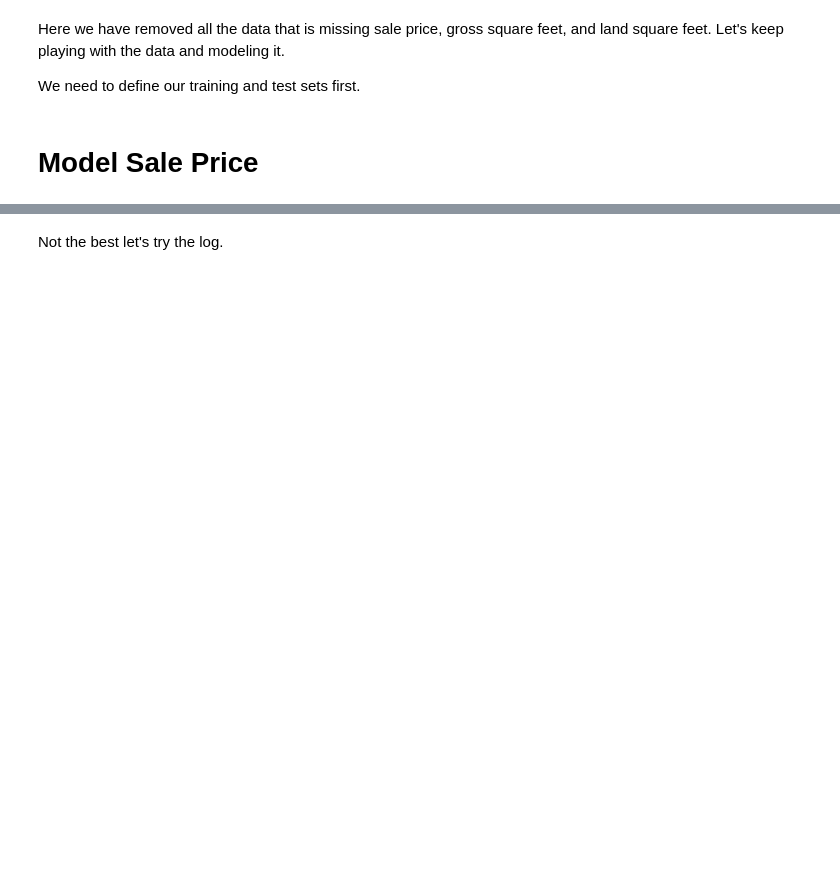
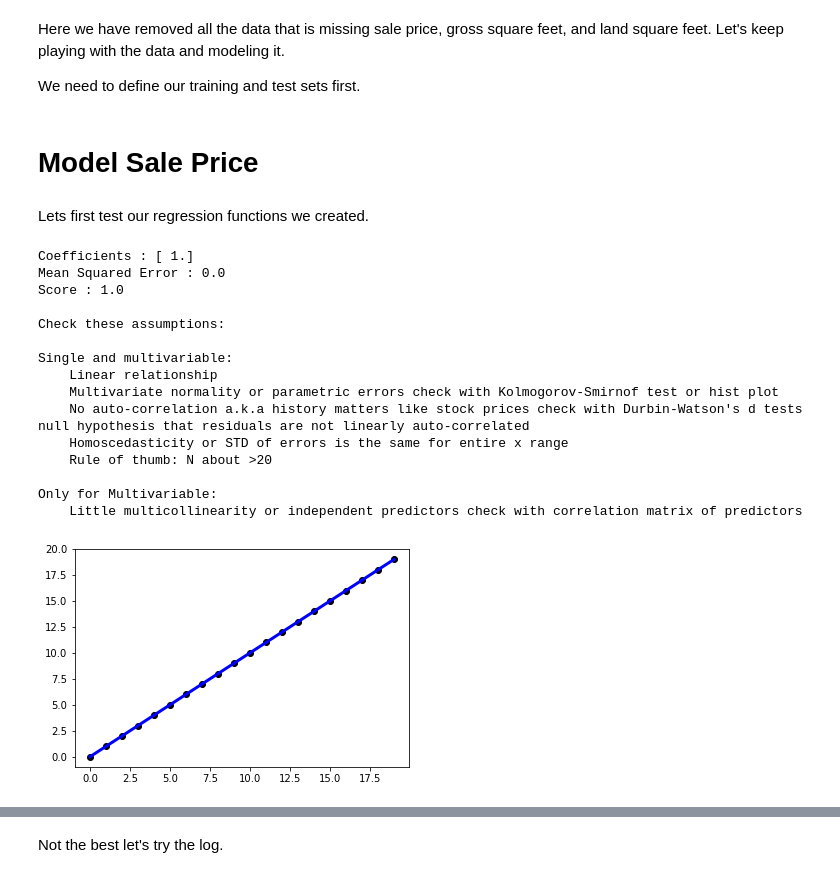
Before and after one commit to nbrawand/DataScienceProjects, a Jupyter notebook: ManhattanHousing/notebook.ipynb, the cells around one changed output, grey strips where cells are left out. Saved outputs shown, nothing was run; the diff lists cells and outputs as text; code cells hidden in the pictures; blank space fills up the shorter version.

```diff
--- a/ManhattanHousing/notebook.ipynb
+++ b/ManhattanHousing/notebook.ipynb
@@ -28,12 +28,13 @@ def getTrainTest(dataFrame, frac):
     test = dataFrame[~msk]
     return [train,test]
 
-def DoRegression(xDat, yDat, printAssumptions=True, xDim=0):
+def DoRegression(xDat, yDat, printAssumptions=True, xDim=0, multiReg=False):
     """
     Given:
         predictor as pandas dataframe or list of dataframes xDat
         target value as a pandas dataframe yDat
         xDim dimension to plot if multi predictors (not working/tested yet)
+        bool value if mutiple predictors multiReg
 
     Requirements:
         pandas
@@ -48,10 +49,10 @@ def DoRegression(xDat, yDat, printAssumptions=True, xDim=0):
 
 
     # check if multi or single
-    if len(xDat.columns) > 1:
-        multiReg = True
-    else:
-        multiReg = False
+    #if len(xDat.columns) > 1:
+    #    multiReg = True
+    #else:
+    #    multiReg = False
 
     # setup x array
     if multiReg:
@@ -184,6 +185,7 @@ def getRegReport(lrObj, xvals, yvals, xDim=0, multiReg=False):
 
     # multi var plot not working/tested
     #else:
+    #    return report
     #    plt.scatter(xvals[:,xDim], yvals, color='black')
     #    plt.plot(xvals[:,xDim], lrObj.predict(xvals), color='blue', linewidth=3)
 
@@ -257,3 +259,31 @@ Here we have removed all the data that is missing sale price, gross square feet,
 We need to define our training and test sets first.
 # %% [markdown]
 # Model Sale Price
+# %% [markdown]
+Lets first test our regression functions we created.
+# %%
+# test regression function for single predictor
+ndat = [[i,i] for i in range(0,20)]
+ndat = np.asanyarray(ndat)
+ndat = pd.DataFrame(ndat,columns=['x','y'])
+tx,ty=ndat['x'],ndat['y']
+
+report = DoRegression(tx,ty,printAssumptions=True,multiReg=False)
+print(report[0])
+# %% [output]
+Coefficients : [ 1.]
+Mean Squared Error : 0.0
+Score : 1.0
+
+Check these assumptions:
+
+Single and multivariable:
+    Linear relationship
+    Multivariate normality or parametric errors check with Kolmogorov-Smirnof test or hist plot
+    No auto-correlation a.k.a history matters like stock prices check with Durbin-Watson's d tests null hypothesis that residuals are not linearly auto-correlated
+    Homoscedasticity or STD of errors is the same for entire x range
+    Rule of thumb: N about >20
+
+Only for Multivariable:
+    Little multicollinearity or independent predictors check with correlation matrix of predictors
+[figure, added]
```
Also changed, not shown: parts of 11 cells of this notebook.
